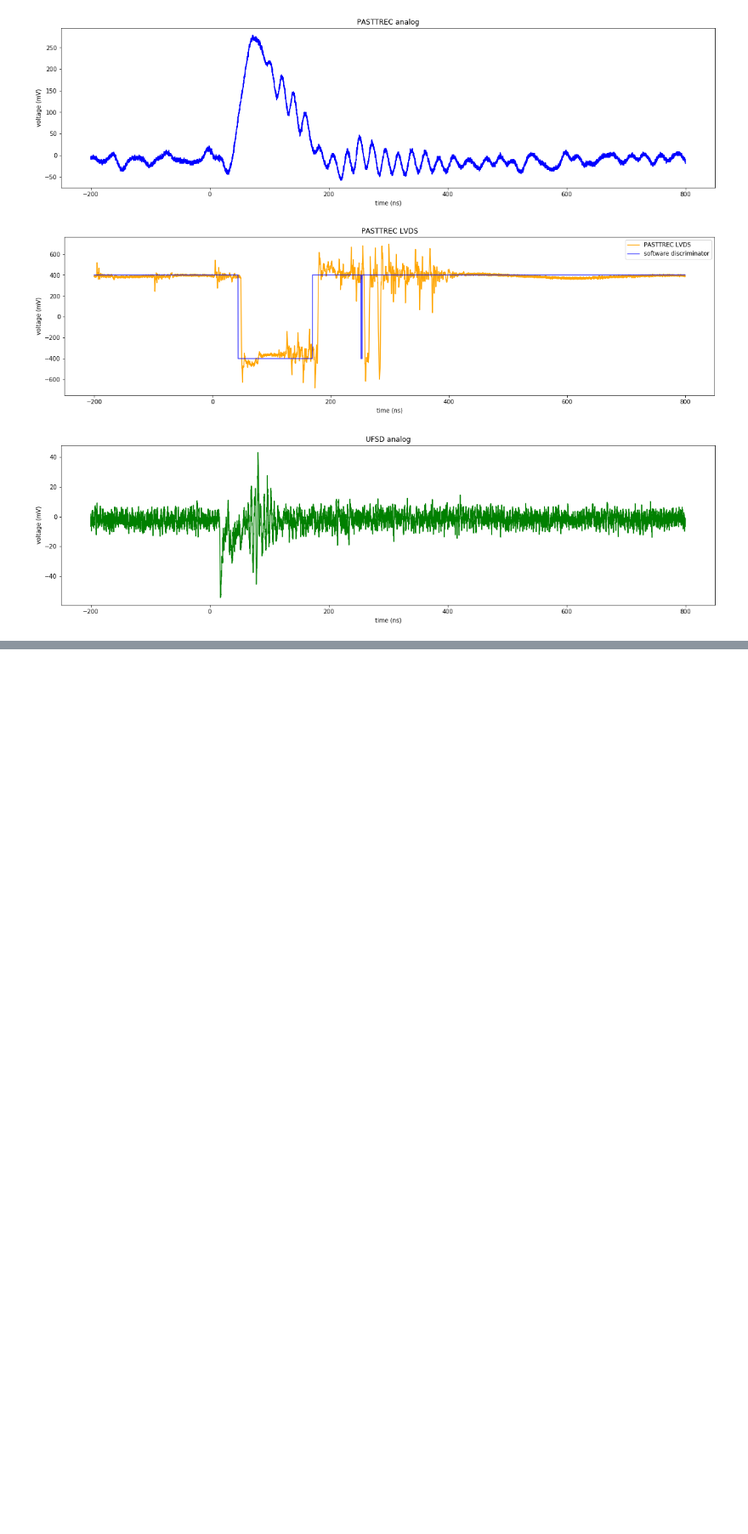
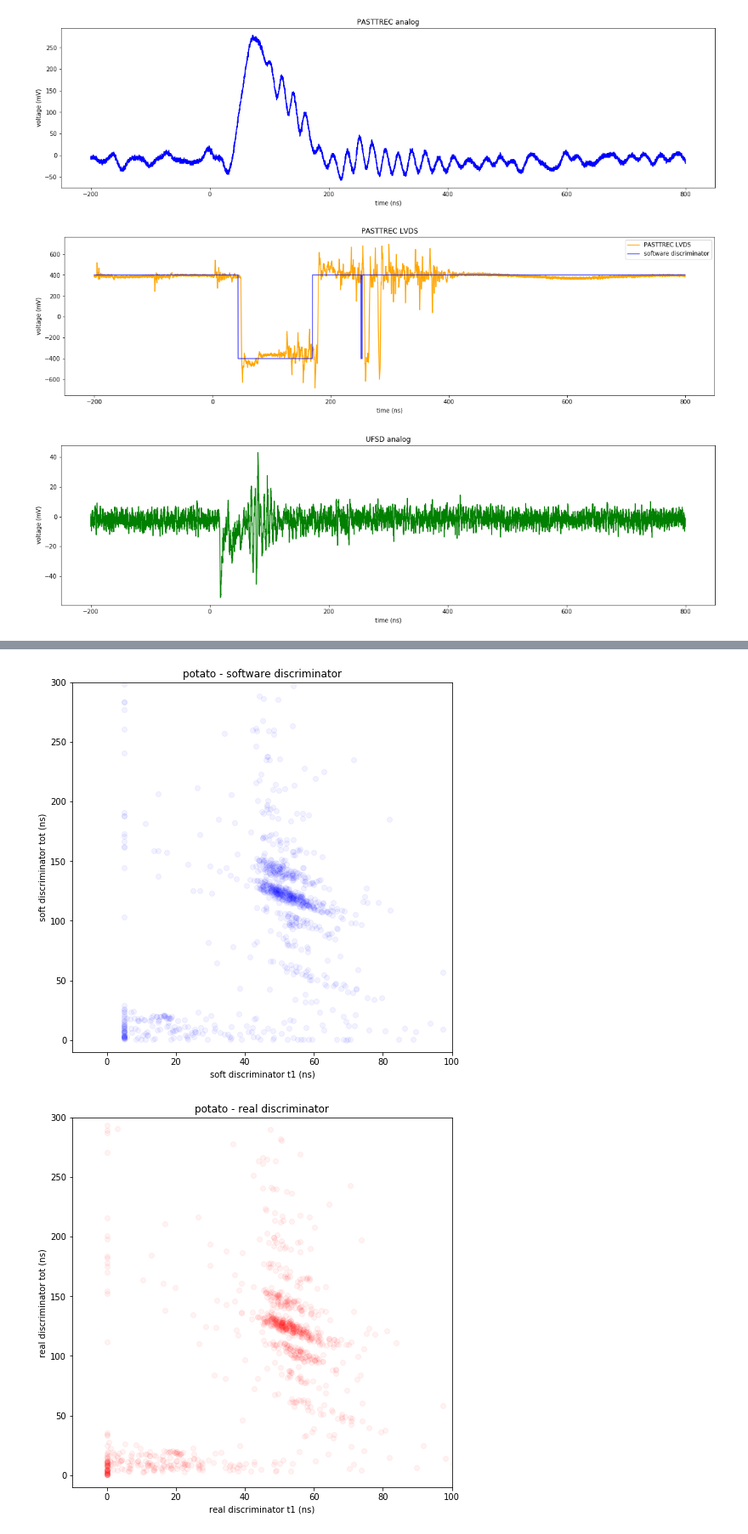
Before and after one commit to acidbourbon/mdc_simsuite, a Jupyter notebook: workdir/jupyter/PASTTREC/cosy19_analog_analysis.ipynb, the cells around one changed output, grey strips where cells are left out. Shown: that part at 85% size. Saved outputs shown, nothing was run; the diff lists cells and outputs as text; code cells hidden in the pictures; blank space fills up the shorter version.

```diff
--- a/workdir/jupyter/PASTTREC/cosy19_analog_analysis.ipynb
+++ b/workdir/jupyter/PASTTREC/cosy19_analog_analysis.ipynb
@@ -197,0 +200,45 @@ plt.show()
+# %%
+# soft potato
+plt.rcParams["figure.figsize"] = (8,8)
+
+
+plt.scatter(1e9*t1_soft_list,1e9*tot_soft_list,alpha=0.05,color="blue")
+plt.xlabel("soft discriminator t1 (ns)")
+plt.ylabel("soft discriminator tot (ns)")
+plt.xlim(-10,100)
+plt.ylim(-10,300)
+plt.title("potato - software discriminator")
+
+
+plt.show()
+
+# real potato
+plt.rcParams["figure.figsize"] = (8,8)
+
+
+plt.scatter(1e9*t1_real_list,1e9*tot_real_list,alpha=0.05,color="red")
+plt.xlabel("real discriminator t1 (ns)")
+plt.ylabel("real discriminator tot (ns)")
+plt.xlim(-10,100)
+plt.ylim(-10,300)
+plt.title("potato - real discriminator")
+
+
+plt.show()
+
+#overlay
+
+plt.scatter(1e9*t1_soft_list,1e9*tot_soft_list,alpha=0.05,color="blue",label="software discriminator")
+plt.scatter(1e9*t1_real_list,1e9*tot_real_list,alpha=0.05,color="red",label="real discriminator")
+plt.xlabel("soft discriminator t1 (ns)")
+plt.ylabel("soft discriminator tot (ns)")
+plt.xlim(-10,100)
+plt.ylim(-10,300)
+plt.legend()
+plt.title("overlay")
+
+
+plt.show()
+# %% [output]
+[figure, added]
+[figure, added]
```
Also changed, not shown: parts of 11 cells of this notebook, 7 other files.
